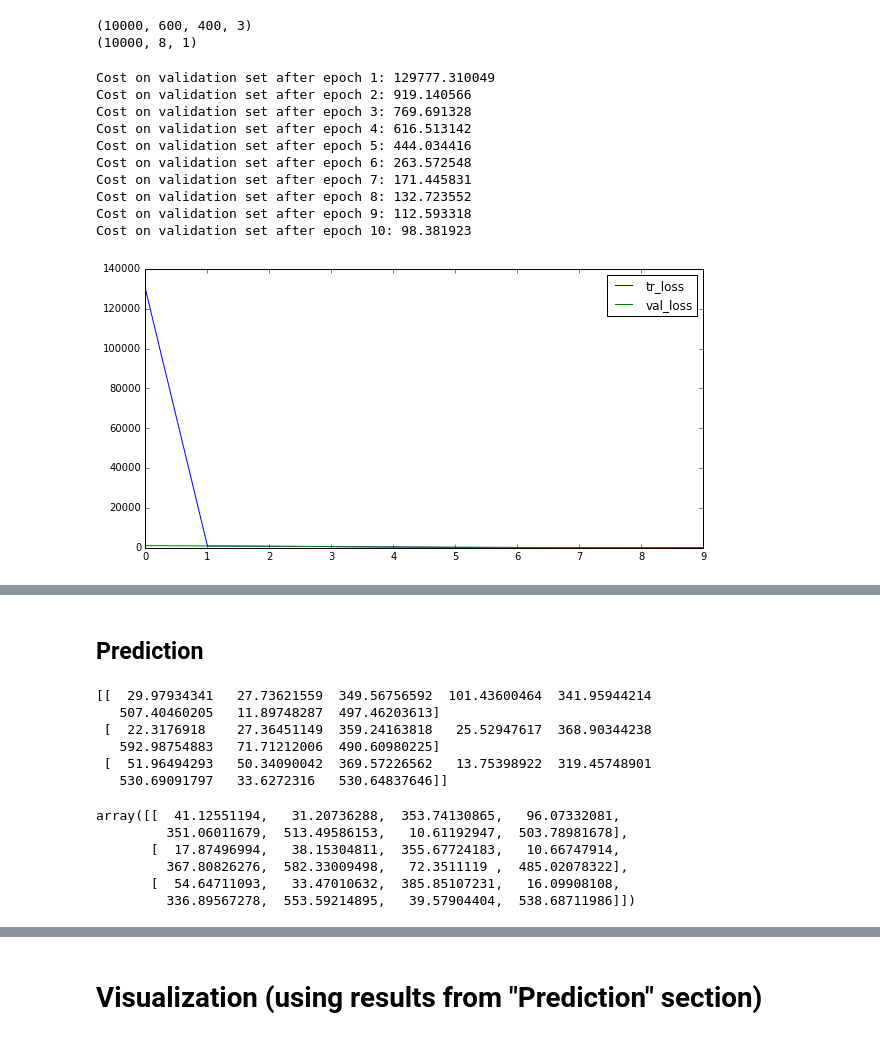
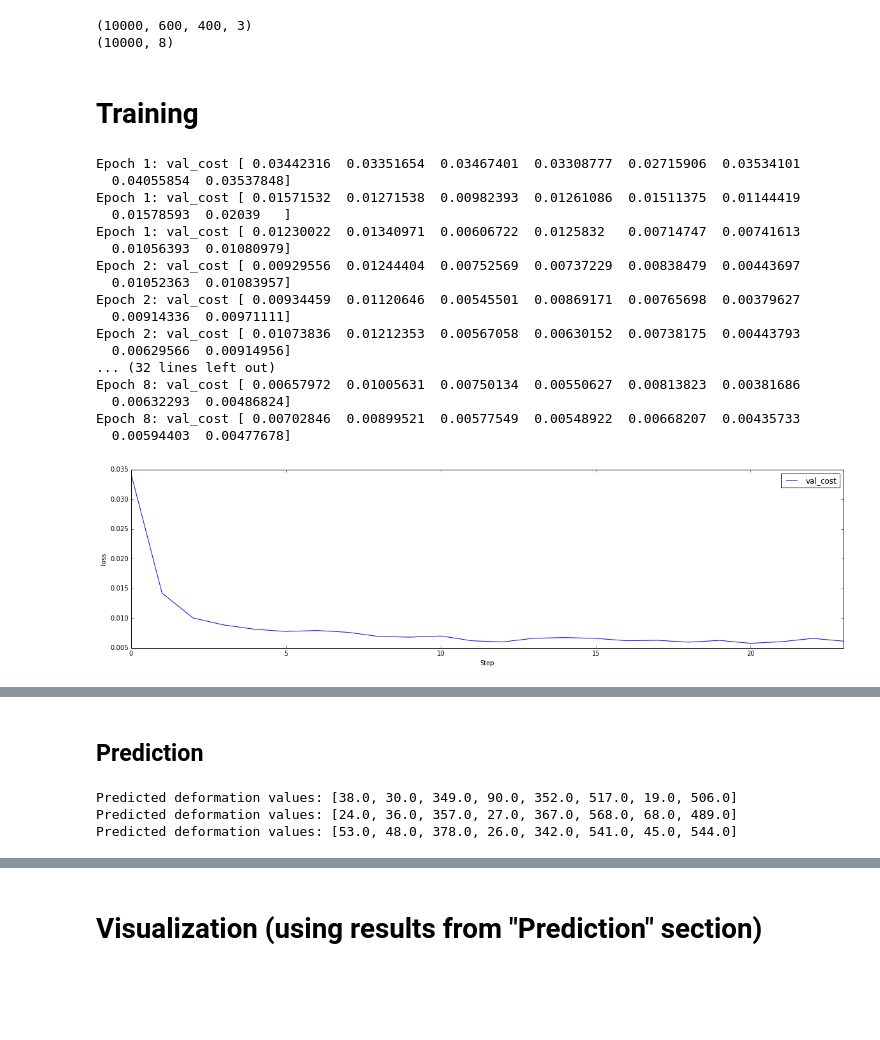
Before and after one commit to GrKirill/Restoration-of-displaced-images, a Jupyter notebook: Model.ipynb, the cells around one changed output, grey strips where cells are left out. Saved outputs shown, nothing was run; the diff lists cells and outputs as text; code cells hidden in the pictures; blank space fills up the shorter version.

```diff
--- a/Model.ipynb
+++ b/Model.ipynb
@@ -22,28 +21,40 @@ x_train = np.array(train_set[0])
 y_train = np.array(train_set[1])
 x_validation = np.array(validation_set[0])
 y_validation = np.array(validation_set[1])
-# %%
-print(x_train.shape)
-print(y_train.shape)
-# %% [output]
-(10000, 600, 400, 3)
-(10000, 8, 1)
 # %%
-new_y_train = y_train.reshape(10000,8)
-new_y_validation  = y_validation.reshape(30,8)
+#scale y values between 0 and 1
+scaler = MinMaxScaler()
+scaled_y_train= scaler.fit_transform(y_train.reshape(10000,8))
+scaled_y_validation = scaler.fit_transform(y_validation.reshape(30,8))
+# %%
+#final shapes of training set
+print(x_train.shape)
+print(scaled_y_train.shape)
+# %% [output]
+(10000, 600, 400, 3)
+(10000, 8)
+# %% [markdown]
+# Training
 # %%
 %%time
 model = Model()
-model.train(x_train,x_validation, new_y_train, new_y_validation, learning_rate = 0.001, num_epochs = 10,minibatch_size = 32)
+model.train(x_train,x_validation, scaled_y_train, scaled_y_validation, learning_rate = 0.001, num_epochs = 8, minibatch_size = 30)
 # %% [output]
-Cost on validation set after epoch 1: 129777.310049
-Cost on validation set after epoch 2: 919.140566
-Cost on validation set after epoch 3: 769.691328
-Cost on validation set after epoch 4: 616.513142
-Cost on validation set after epoch 5: 444.034416
-Cost on validation set after epoch 6: 263.572548
-Cost on validation set after epoch 7: 171.445831
-Cost on validation set after epoch 8: 132.723552
-Cost on validation set after epoch 9: 112.593318
-Cost on validation set after epoch 10: 98.381923
+Epoch 1: val_cost [ 0.03442316  0.03351654  0.03467401  0.03308777  0.02715906  0.03534101
+  0.04055854  0.03537848]
+Epoch 1: val_cost [ 0.01571532  0.01271538  0.00982393  0.01261086  0.01511375  0.01144419
+  0.01578593  0.02039   ]
+Epoch 1: val_cost [ 0.01230022  0.01340971  0.00606722  0.0125832   0.00714747  0.00741613
+  0.01056393  0.01080979]
+Epoch 2: val_cost [ 0.00929556  0.01244404  0.00752569  0.00737229  0.00838479  0.00443697
+  0.01052363  0.01083957]
+Epoch 2: val_cost [ 0.00934459  0.01120646  0.00545501  0.00869171  0.00765698  0.00379627
+  0.00914336  0.00971111]
+Epoch 2: val_cost [ 0.01073836  0.01212353  0.00567058  0.00630152  0.00738175  0.00443793
+  0.00629566  0.00914956]
+... (32 lines left out)
+Epoch 8: val_cost [ 0.00657972  0.01005631  0.00750134  0.00550627  0.00813823  0.00381686
+  0.00632293  0.00486824]
+Epoch 8: val_cost [ 0.00702846  0.00899521  0.00577549  0.00548922  0.00668207  0.00435733
+  0.00594403  0.00477678]
-[figure, old version]
+[figure, new version]
@@ -54,21 +65,10 @@ Wall time: 5h 17min 26s
 # %%
 #prediction on validation set
 prediction = model.predict(x_validation)
-print(prediction[:3])
+prediction = scaler.inverse_transform(prediction)
+for i in prediction[:3]:
+    print("Predicted deformation values: {}".format([round(j, 0) for j in i]))
 # %% [output]
-[[  29.97934341   27.73621559  349.56756592  101.43600464  341.95944214
-   507.40460205   11.89748287  497.46203613]
- [  22.3176918    27.36451149  359.24163818   25.52947617  368.90344238
-   592.98754883   71.71212006  490.60980225]
- [  51.96494293   50.34090042  369.57226562   13.75398922  319.45748901
-   530.69091797   33.6272316   530.64837646]]
+Predicted deformation values: [38.0, 30.0, 349.0, 90.0, 352.0, 517.0, 19.0, 506.0]
+Predicted deformation values: [24.0, 36.0, 357.0, 27.0, 367.0, 568.0, 68.0, 489.0]
+Predicted deformation values: [53.0, 48.0, 378.0, 26.0, 342.0, 541.0, 45.0, 544.0]
-# %%
-#actual values on validation set
-new_y_validation[:3]
-# %% [output]
-array([[  41.12551194,   31.20736288,  353.74130865,   96.07332081,
-         351.06011679,  513.49586153,   10.61192947,  503.78981678],
-       [  17.87496994,   38.15304811,  355.67724183,   10.66747914,
-         367.80826276,  582.33009498,   72.3511119 ,  485.02078322],
-       [  54.64711093,   33.47010632,  385.85107231,   16.09908108,
-         336.89567278,  553.59214895,   39.57904404,  538.68711986]])
```
Also changed, not shown: parts of 6 cells of this notebook.
